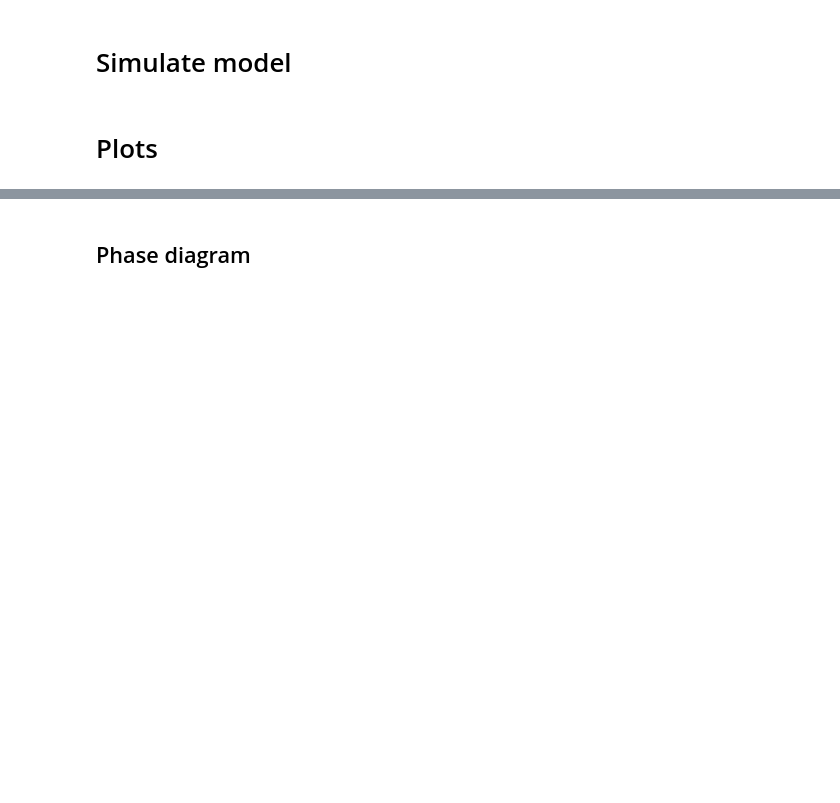
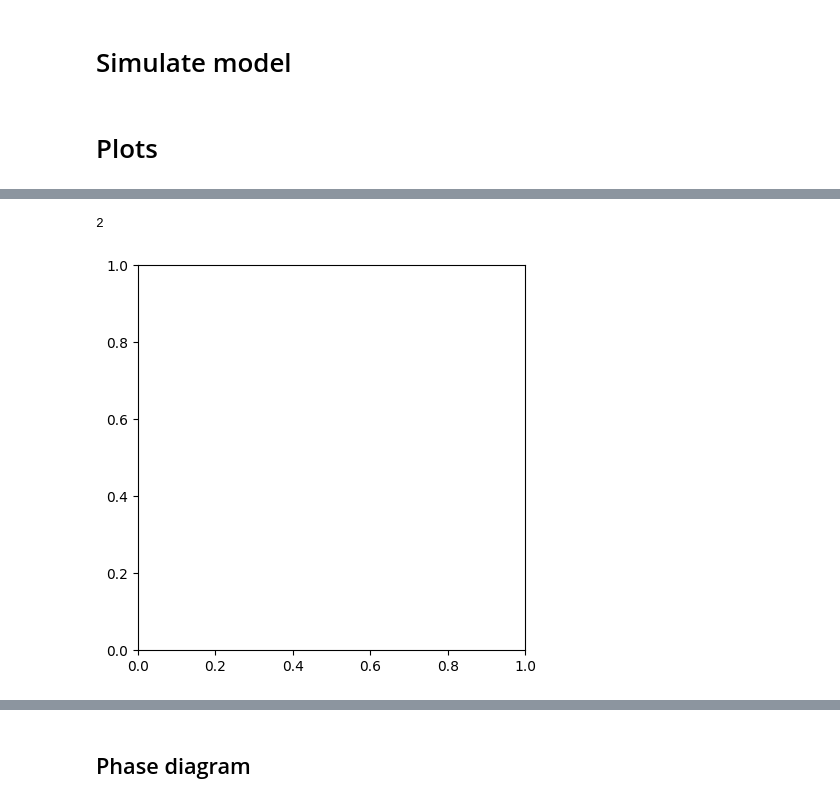
Before and after one commit to luquelab/dynamics, a Jupyter notebook: dynamic_regimes.ipynb, the cells around one changed output, grey strips where cells are left out. Saved outputs shown, nothing was run; the diff lists cells and outputs as text; code cells hidden in the pictures; blank space fills up the shorter version.

```diff
--- a/dynamic_regimes.ipynb
+++ b/dynamic_regimes.ipynb
@@ -549,0 +628,51 @@ solution = solve_ivp(fun, tspan, y0, args=args, dense_output=True,max_step=max_s
+# %%
+system_dim
+# %% [output]
+2
+# %%
+# Plot only if the dimensions of the system are two or larger
+if system_dim > 1:
+  # Number of phase diagrams (non repeated combination of dependent variables)
+  n_phase_diagrams = int(system_dim*(system_dim-1)/2)
+
+  if n_phase_diagrams == 1:
+    cols = 1
+    rows = 1
+  else:
+    # Determine grid (rows * cols)
+    cols = 2
+    rows = ceil(float(n_phase_diagrams)/float(cols))
+
+  # Plot phase diagram dynamics
+  ## Figure size
+  width = 5*cols
+  height = 5*rows
+
+  ## Figure object
+  fig, ax = plt.subplots(rows, cols, figsize=(width, height))
+  title = 'Phase diagram'
+
+  ## Plot combination of dependent variables
+  count = 0 # phase diagram counter
+  for i in range(1,system_dim):
+    for j in range(i+1,system_dim):
+      ## Grid index
+      (col,row) = divmod(count,cols)
+
+      ## Plot
+      x = solution.y[i]
+      y = solution.y[j]
+      label_x = depend_variables_symbol[i]
+      label_y = depend_variables_symbol[j]
+
+      plt.plot(x, y, 'b-')
+
+      ax[row,col].set_xscale('log')
+      ax[row,col].set_yscale('log')
+
+      plt[row,col].xlabel(label_x)
+      plt[row,col].ylabel(label_y)
+
+plt.show()
+# %% [output]
+[figure, added]
```
Also changed, not shown: parts of 9 cells of this notebook.
